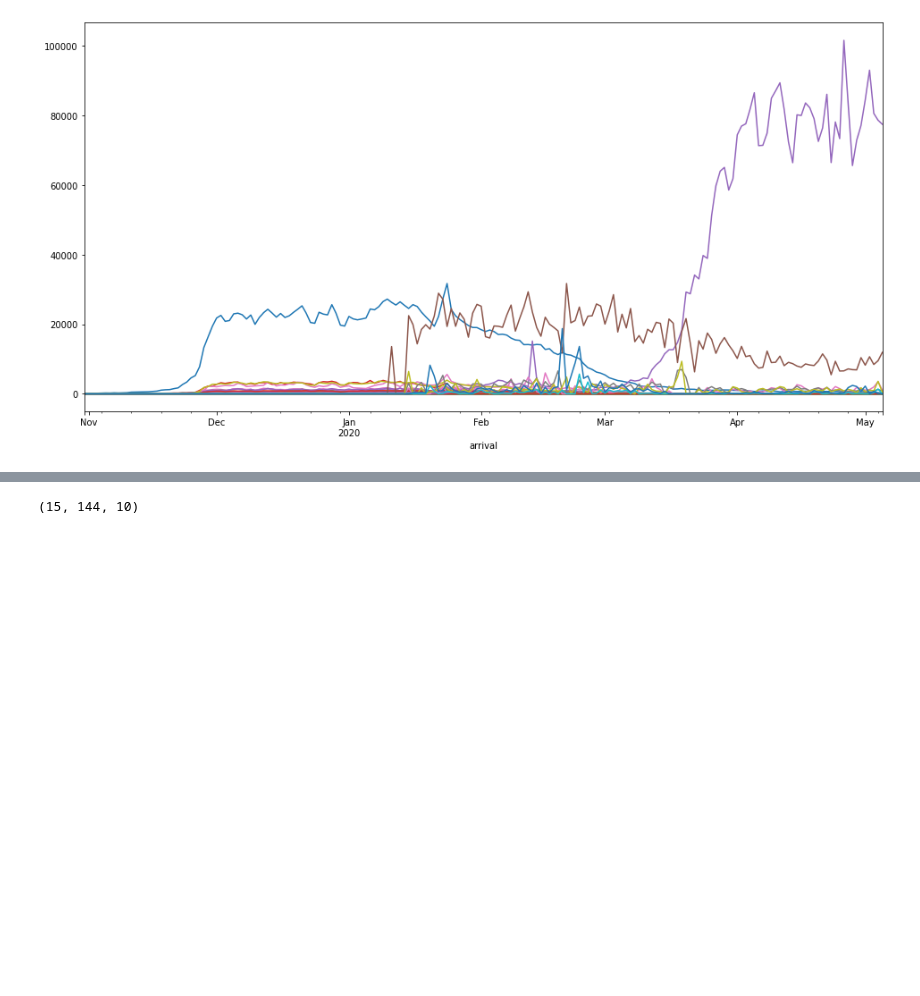
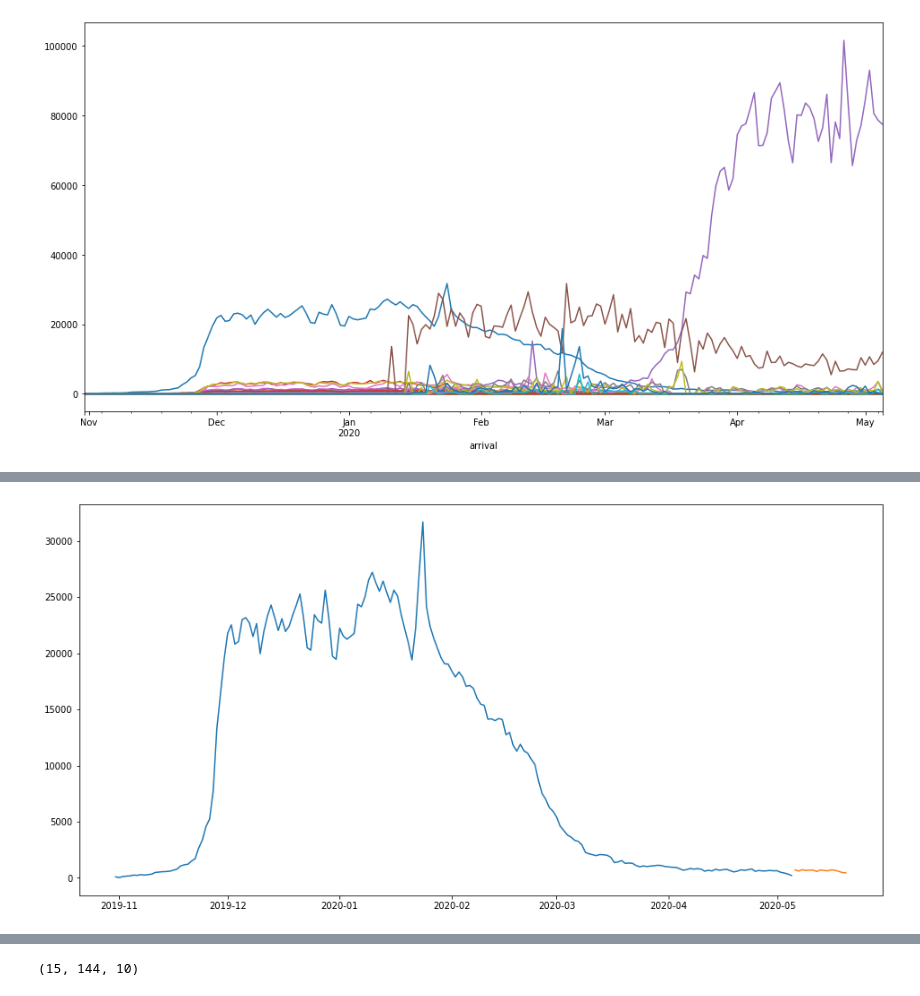
Before and after one commit to dolmani38/ai_corona, a Jupyter notebook: analysis_corona_0507.ipynb, the cells around one changed output, grey strips where cells are left out. Cells and saved outputs as stored; diff of their text form; code cells hidden in the pictures; blank space fills up the shorter version.

```diff
--- a/analysis_corona_0507.ipynb
+++ b/analysis_corona_0507.ipynb
@@ -927,3 +927,13 @@ display_result(predit_y,ds_y)
+# %%
+# shift test predictions for plotting
+rs_d = rs[['date','roaming register forecate']].set_index('date')
+# plot baseline and predictions
+plt.figure(figsize=(16,8))
+plt.plot(ds_y)
+plt.plot(rs_d)
+plt.show()
+# %% [output]
+[figure, added]
 # %%
 #100회 시행기준, 통계적 신뢰수준 95에서 %일자별 예측 입국자 구간 분석
 
```
Also changed, not shown: parts of 8 cells of this notebook.
